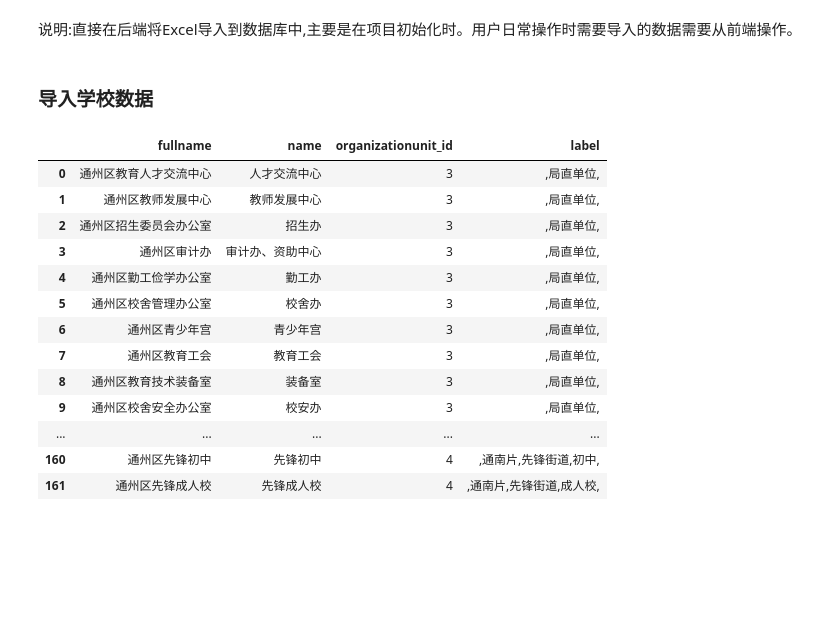
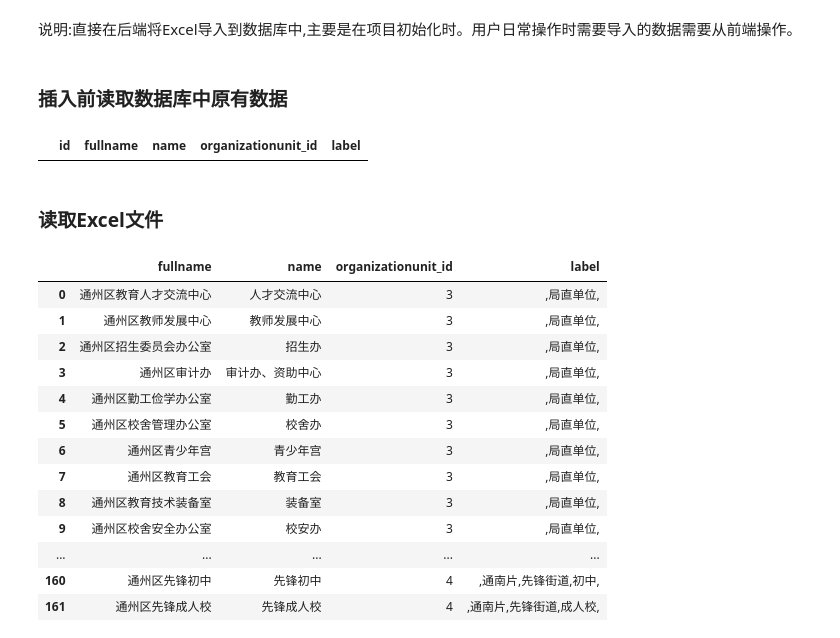
Before and after one commit to esun6060996/epmflask, a Jupyter notebook: ExcelTodb.ipynb, the cells around one changed output. Cells and saved outputs as stored; diff of their text form; code cells hidden in the pictures; blank space fills up the shorter version.

```diff
--- a/ExcelTodb.ipynb
+++ b/ExcelTodb.ipynb
@@ -8,7 +10,15 @@ from sqlalchemy import create_engine
 #连接数据库，这里使用的是sqlite
 engine = create_engine('sqlite:///app.db', echo=False)
 # %% [markdown]
-### 导入学校数据 ###
+###  插入前读取数据库中原有数据  ###
+# %%
+sql = 'select * from schools'
+df = pd.read_sql_query(sql,engine)
+df
+# %% [output]
+|  | id | fullname | name | organizationunit_id | label |
+# %% [markdown]
+### 读取Excel文件 ###
 # %%
 #读取excel
 filename = "school.xlsx"
```
Also changed, not shown: parts of 12 cells of this notebook, 7 other files.
